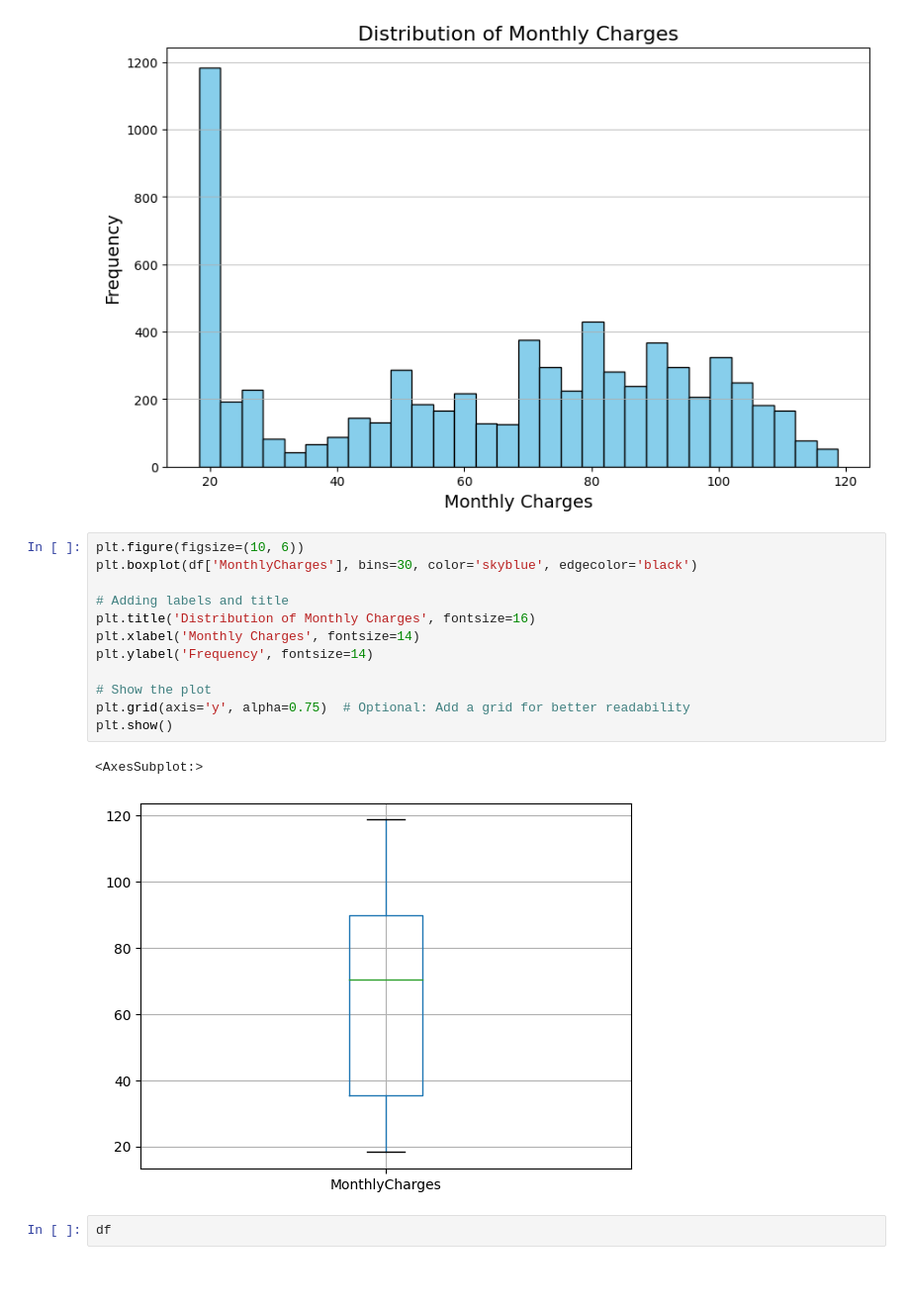
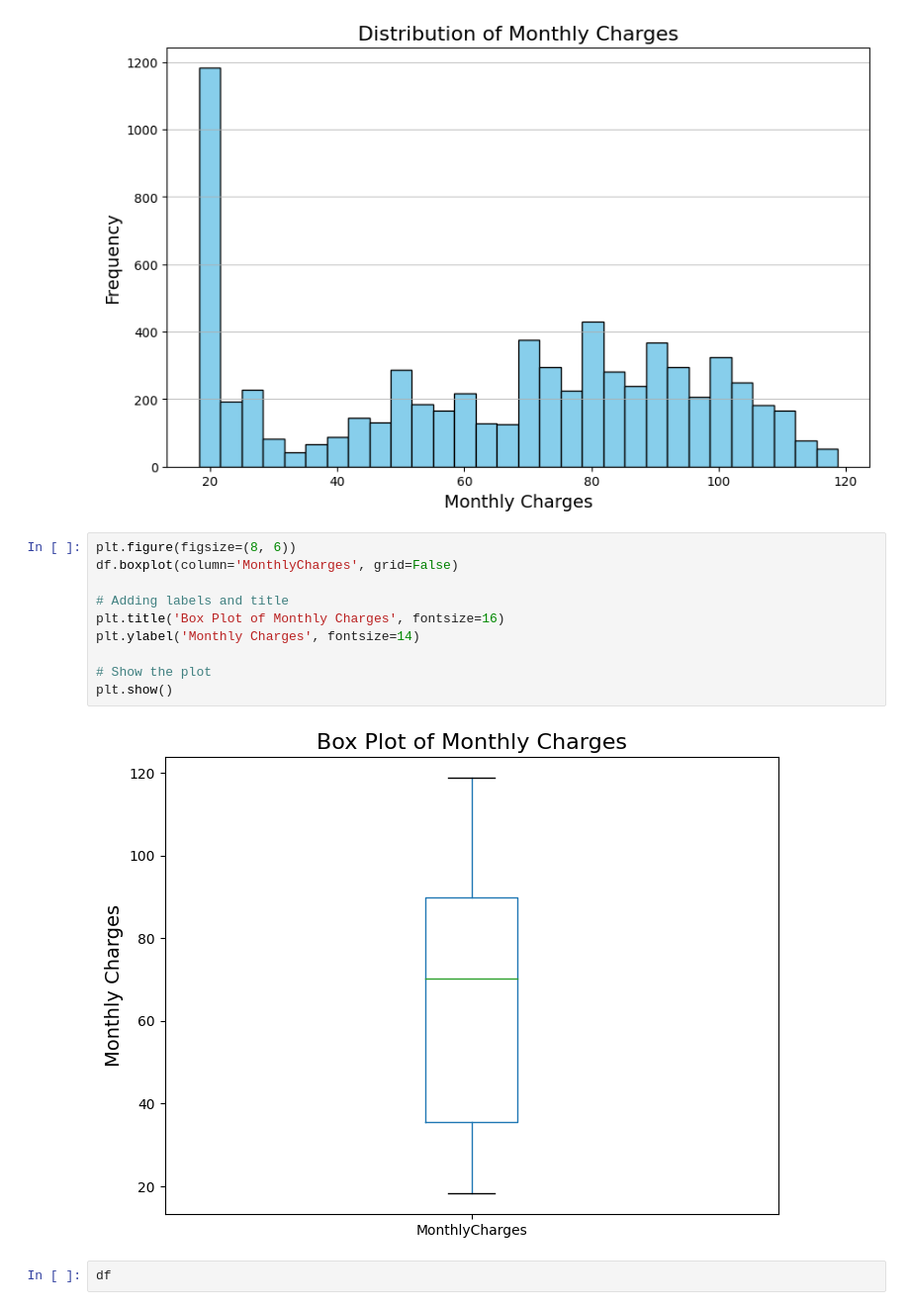
Before and after one commit to oliv11111/Telco-Data-Analysis, a Jupyter notebook: load.ipynb, the cells around one changed output. Shown at 99% size. Drawn from its saved outputs; the diff is of its cells as text; blank space fills up the shorter version.

```diff
--- a/load.ipynb
+++ b/load.ipynb
@@ -160,19 +160,16 @@ plt.show()
 # %% [output]
 [figure]
 # %%
-plt.figure(figsize=(10, 6))
-plt.boxplot(df['MonthlyCharges'], bins=30, color='skyblue', edgecolor='black')
+plt.figure(figsize=(8, 6))
+df.boxplot(column='MonthlyCharges', grid=False)
 
 # Adding labels and title
-plt.title('Distribution of Monthly Charges', fontsize=16)
-plt.xlabel('Monthly Charges', fontsize=14)
-plt.ylabel('Frequency', fontsize=14)
+plt.title('Box Plot of Monthly Charges', fontsize=16)
+plt.ylabel('Monthly Charges', fontsize=14)
 
 # Show the plot
-plt.grid(axis='y', alpha=0.75)  # Optional: Add a grid for better readability
 plt.show()
 # %% [output]
-<AxesSubplot:>
-[figure, old version]
+[figure, new version]
 # %%
 df
```
